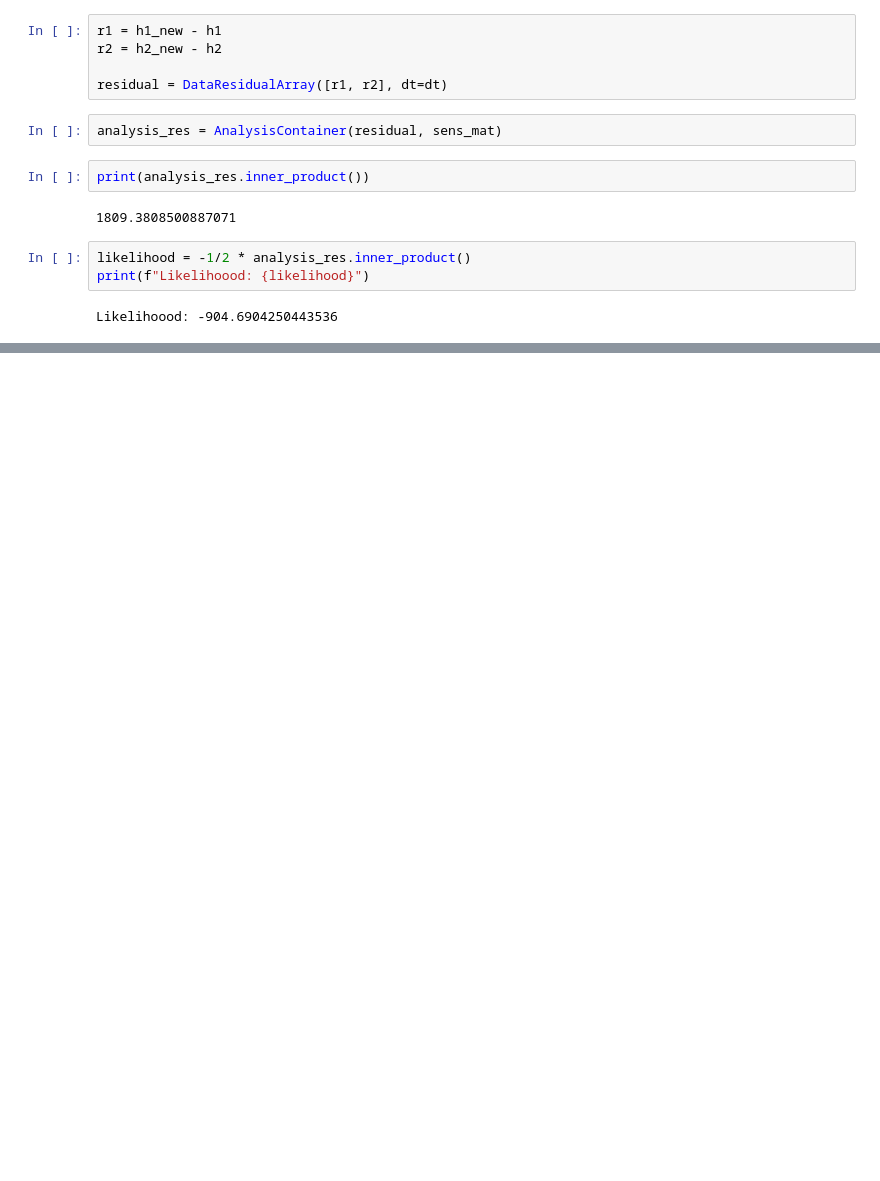
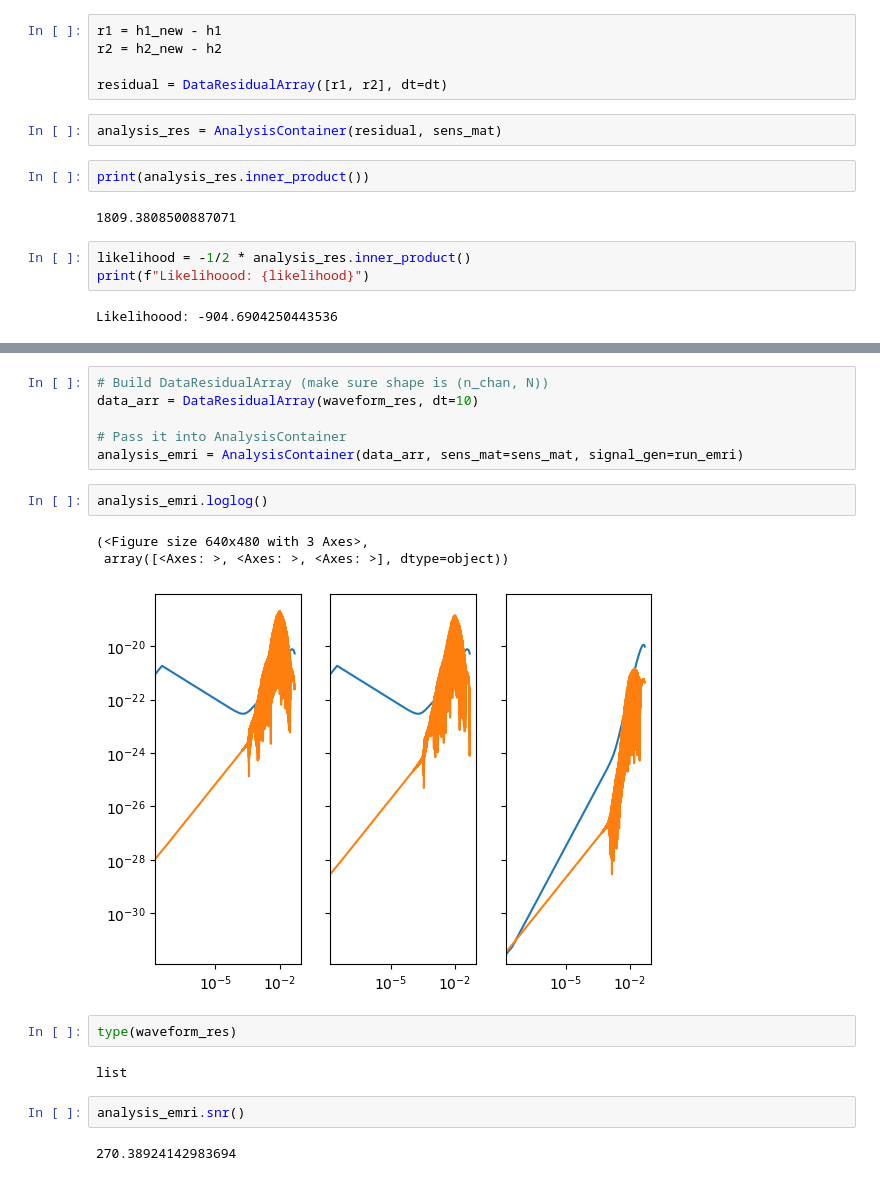
Before and after one commit to Thirtha17/SMBH-Merger-SNR-calculation-with-LISA, a Jupyter notebook: EmriWaveForm.ipynb, the cells around one changed output, grey strips where cells are left out. Drawn from its saved outputs; the diff is of its cells as text; blank space fills up the shorter version.

```diff
--- a/EmriWaveForm.ipynb
+++ b/EmriWaveForm.ipynb
@@ -304,0 +404,20 @@ np.float64(-904.6904250443622)
+# %%
+# Build DataResidualArray (make sure shape is (n_chan, N))
+data_arr = DataResidualArray(waveform_res, dt=10)
+
+# Pass it into AnalysisContainer
+analysis_emri = AnalysisContainer(data_arr, sens_mat=sens_mat, signal_gen=run_emri)
+# %%
+analysis_emri.loglog()
+# %% [output]
+(<Figure size 640x480 with 3 Axes>,
+ array([<Axes: >, <Axes: >, <Axes: >], dtype=object))
+[figure, added]
+# %%
+type(waveform_res)
+# %% [output]
+list
+# %%
+analysis_emri.snr()
+# %% [output]
+270.38924142983694
```
Also changed, not shown: parts of 40 cells of this notebook.
